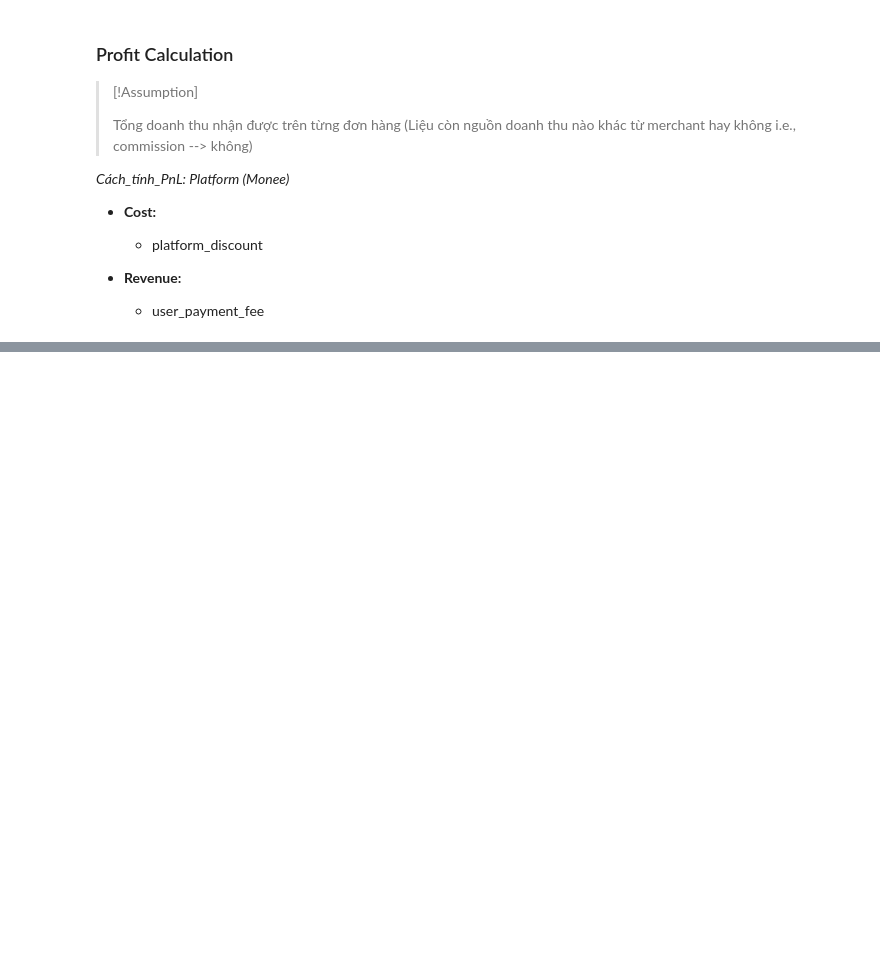
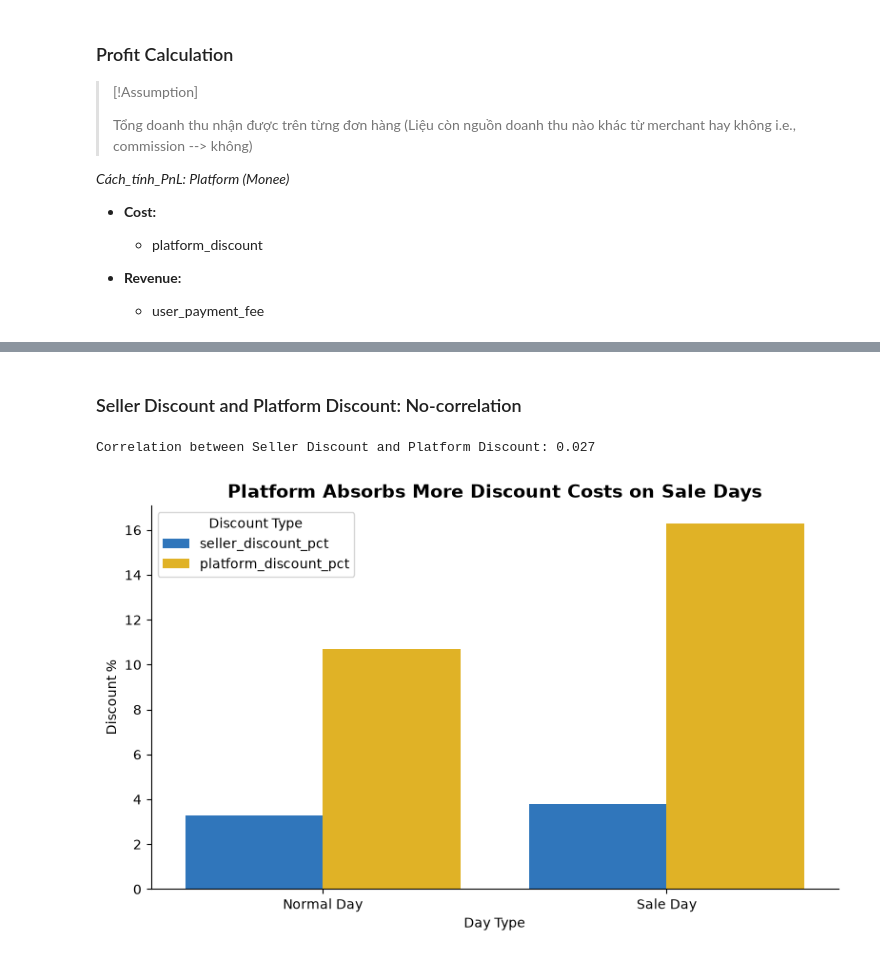
Before and after one commit to Pham-Ngoc-Huy/monee-shopeepay-entrancetest, a Jupyter notebook: use-case.ipynb, the cells around one changed output, grey strips where cells are left out. Cells and saved outputs as stored; diff of their text form; code cells hidden in the pictures; blank space fills up the shorter version.

```diff
--- a/use-case.ipynb
+++ b/use-case.ipynb
@@ -203,0 +591,61 @@ df_pnl_group_cat
+# %% [markdown]
+### Seller Discount and Platform Discount: No-correlation
+# %%
+
+df["create_date"] = pd.to_datetime(df["create_date"])
+
+df["is_sale_day"] = np.where(
+    (df["create_date"].dt.day == df["create_date"].dt.month)
+    | (df["create_date"].dt.day.isin([15, 25])),
+    "Sale Day",
+    "Normal Day",
+)
+
+corr = df["seller_discount_pct"].corr(df["platform_discount_pct"])
+
+print(
+    f"Correlation between Seller Discount and Platform Discount: {corr:.3f}"
+)
+
+s6_data = (
+    df.groupby("is_sale_day")[
+        ["seller_discount_pct", "platform_discount_pct"]
+    ]
+    .mean()
+    .reset_index()
+)
+
+s6_melted = s6_data.melt(
+    id_vars="is_sale_day",
+    var_name="Discount Type",
+    value_name="Discount %",
+)
+
+fig6, ax6 = plt.subplots(figsize=(8, 5))
+
+sns.barplot(
+    data=s6_melted,
+    x="is_sale_day",
+    y="Discount %",
+    hue="Discount Type",
+    palette=["#1976D2", "#FFC107"],
+    ax=ax6,
+)
+
+ax6.set_title(
+    "Platform Absorbs More Discount Costs on Sale Days",
+    fontsize=14,
+    fontweight="bold",
+)
+
+ax6.set_xlabel("Day Type")
+ax6.set_ylabel("Discount %")
+
+ax6.spines["top"].set_visible(False)
+ax6.spines["right"].set_visible(False)
+
+plt.tight_layout()
+plt.show()
+# %% [output]
+Correlation between Seller Discount and Platform Discount: 0.027
+[figure, added]
```
Also changed, not shown: parts of 20 cells of this notebook, 10 other files.
